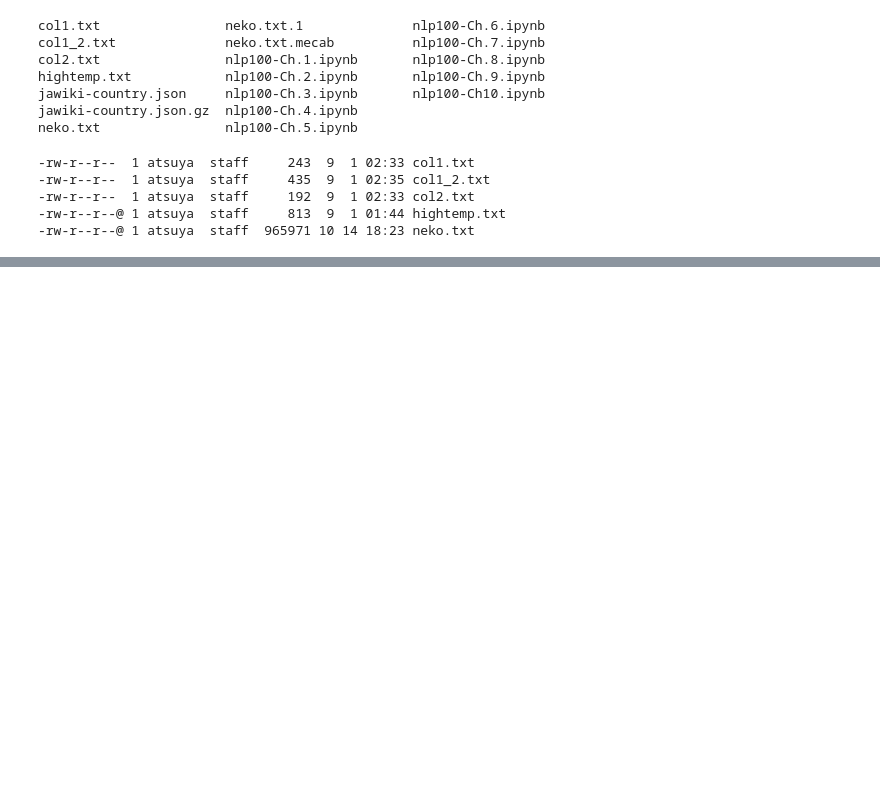
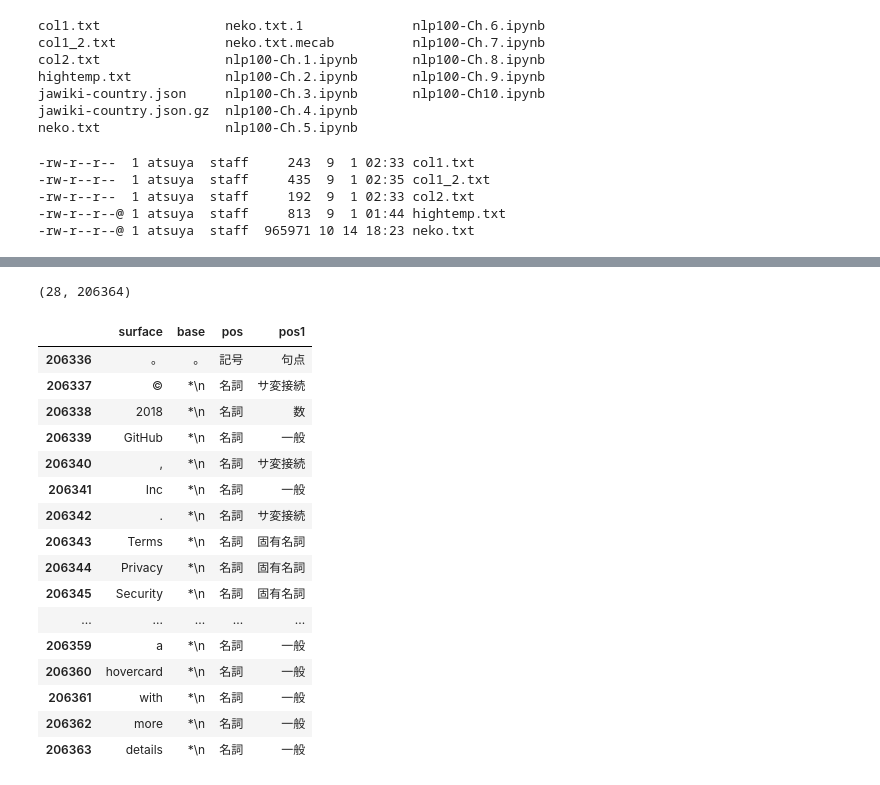
Before and after one commit to atsukoba/nlp-100-knock, a Jupyter notebook: nlp100-Ch.4.ipynb, the cells around one changed output, grey strips where cells are left out. Drawn from its saved outputs; the diff is of its cells as text; code cells hidden in the pictures; blank space fills up the shorter version.

```diff
--- a/nlp100-Ch.4.ipynb
+++ b/nlp100-Ch.4.ipynb
@@ -126,0 +311,34 @@ def mecab2sentencelist(path):
+# %%
+# 愚直にループ回してみようかとおもう。
+
+idx, cnt, max_cnt = 0, 0, 0
+for i, morph in df_morphemes.iterrows():
+    if morph.pos == "名詞":
+        cnt += 1
+        max_cnt, idx = cnt, i if cnt > max_cnt else None
+    else:
+        cnt = 0
+# %%
+max_cnt, idx
+# %% [output]
+(28, 206364)
+# %%
+df_morphemes.iloc[idx-max_cnt:idx, :]
+# %% [output]
+|  | surface | base | pos | pos1 |
+| 206336 | 。 | 。 | 記号 | 句点 |
+| 206337 | © | *\n | 名詞 | サ変接続 |
+| 206338 | 2018 | *\n | 名詞 | 数 |
+| 206339 | GitHub | *\n | 名詞 | 一般 |
+| 206340 | , | *\n | 名詞 | サ変接続 |
+| 206341 | Inc | *\n | 名詞 | 一般 |
+| 206342 | . | *\n | 名詞 | サ変接続 |
+| 206343 | Terms | *\n | 名詞 | 固有名詞 |
+| 206344 | Privacy | *\n | 名詞 | 固有名詞 |
+| 206345 | Security | *\n | 名詞 | 固有名詞 |
+| ... | ... | ... | ... | ... |
+| 206359 | a | *\n | 名詞 | 一般 |
+| 206360 | hovercard | *\n | 名詞 | 一般 |
+| 206361 | with | *\n | 名詞 | 一般 |
+| 206362 | more | *\n | 名詞 | 一般 |
+| 206363 | details | *\n | 名詞 | 一般 |
```
Also changed, not shown: parts of 47 cells of this notebook.
